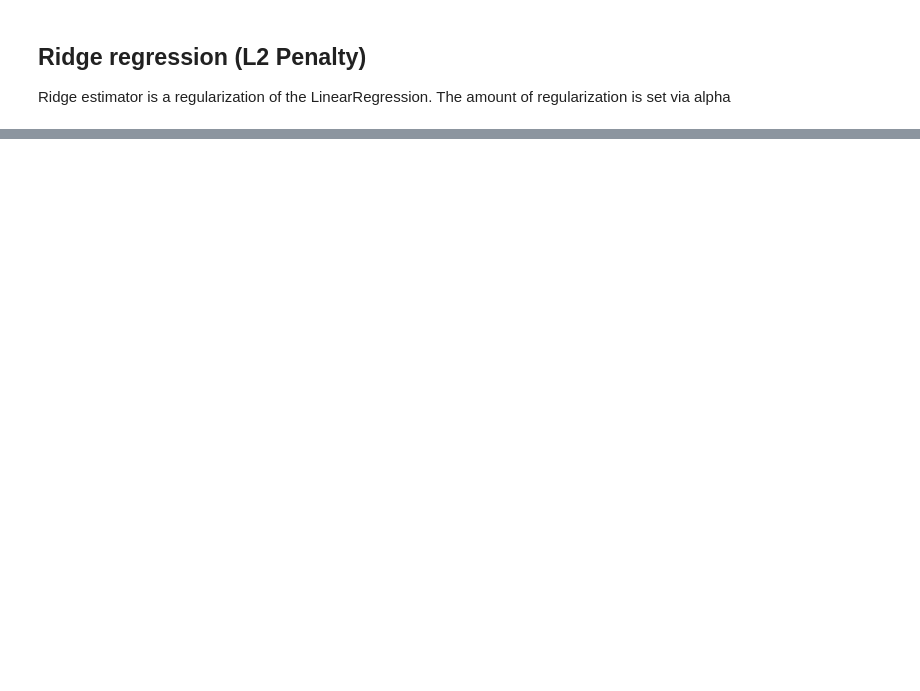
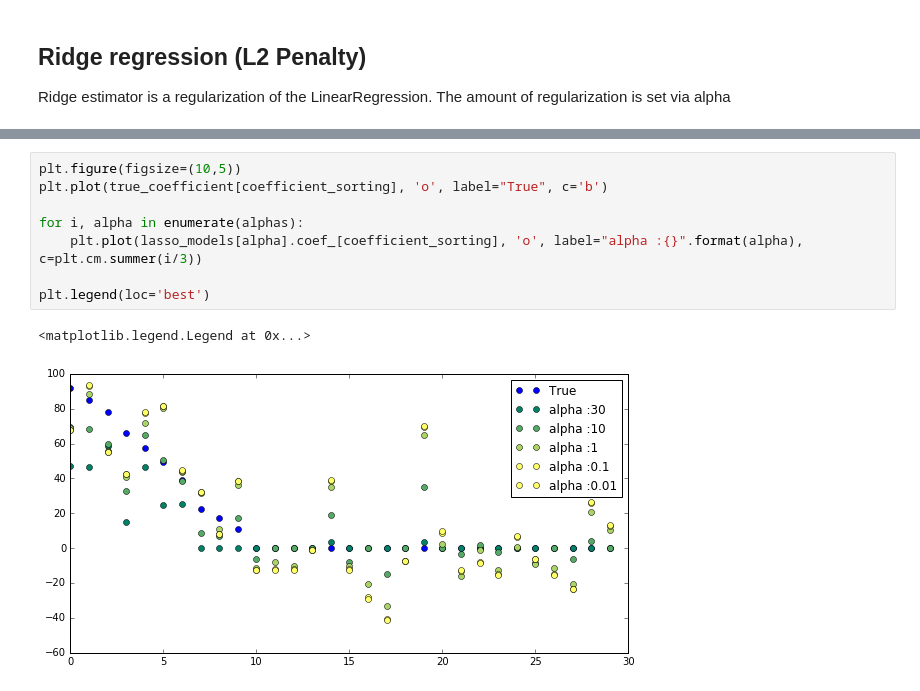
Before and after one commit to MrGreenRubato/notebooks, a Jupyter notebook: SciPy 2016 - Tutorial Part 13 - ML - Linear Models.ipynb, the cells around one changed output, grey strips where cells are left out. Saved outputs shown, nothing was run; the diff lists cells and outputs as text; blank space fills up the shorter version.

```diff
--- a/SciPy 2016 - Tutorial Part 13 - ML - Linear Models.ipynb
+++ b/SciPy 2016 - Tutorial Part 13 - ML - Linear Models.ipynb
@@ -140,0 +169,11 @@ training set size :  [ 13  43  73 103 133]
+# %%
+plt.figure(figsize=(10,5))
+plt.plot(true_coefficient[coefficient_sorting], 'o', label="True", c='b')
+
+for i, alpha in enumerate(alphas):
+    plt.plot(lasso_models[alpha].coef_[coefficient_sorting], 'o', label="alpha :{}".format(alpha), c=plt.cm.summer(i/3))
+
+plt.legend(loc='best')
+# %% [output]
+<matplotlib.legend.Legend at 0x...>
+[figure, added]
```
Also changed, not shown: parts of 11 cells of this notebook.
